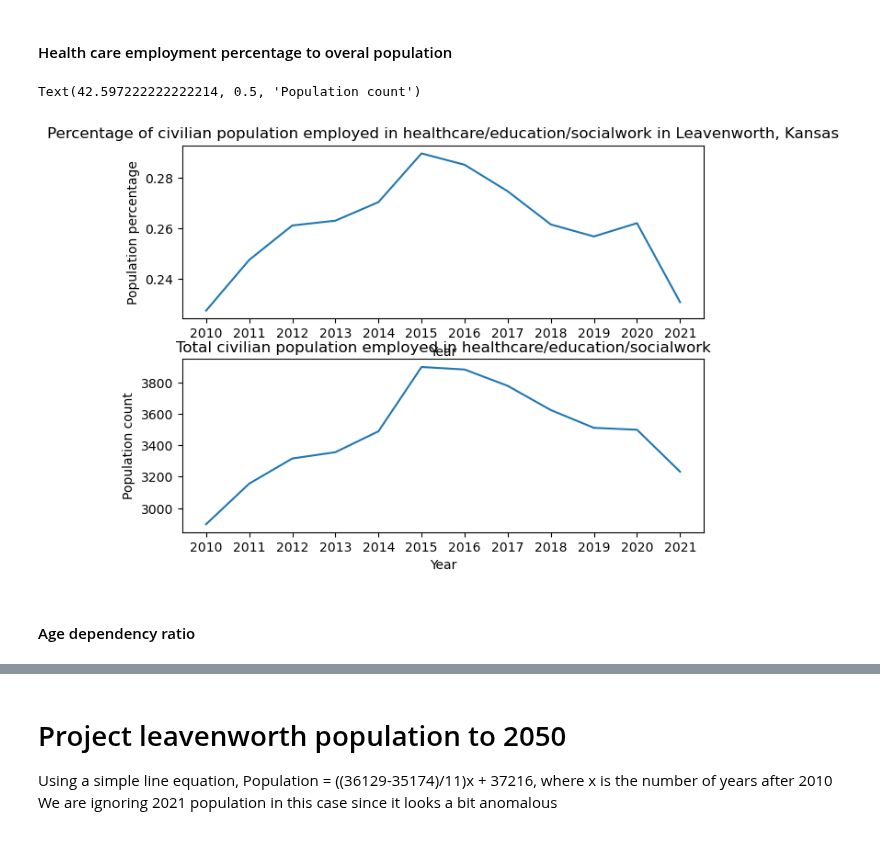
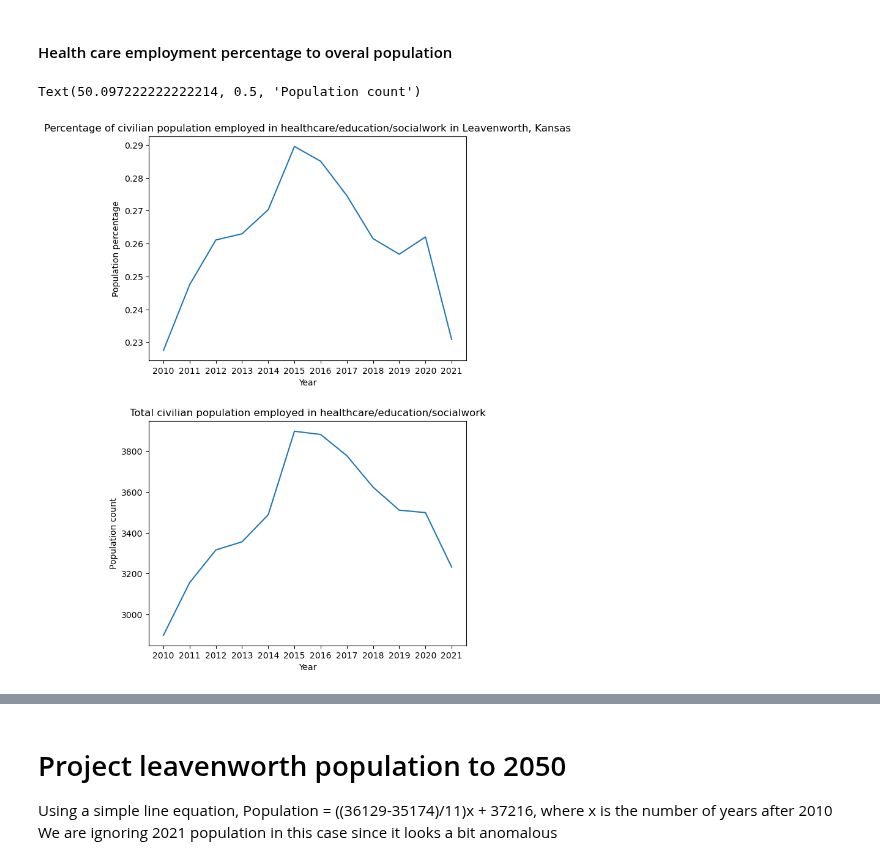
Before and after one commit to ZachBowyer/data-512-common_analysis, a Jupyter notebook: Src/Extended_Analysis.ipynb, the cells around one changed output, grey strips where cells are left out. Saved outputs shown, nothing was run; the diff lists cells and outputs as text; code cells hidden in the pictures.

```diff
--- a/Src/Extended_Analysis.ipynb
+++ b/Src/Extended_Analysis.ipynb
@@ -90,10 +90,16 @@ def getAgeInformation(filepath, year):
     results["Pop_estimate_75to79"] = float(testdf['S0101_C01_017E'][1]) * Total_pop_estimate/100
     results["Pop_estimate_80to84"] = float(testdf['S0101_C01_018E'][1]) * Total_pop_estimate/100
     results["Pop_estimate_85toINF"] = float(testdf['S0101_C01_019E'][1]) * Total_pop_estimate/100
+
+    # 2010 Old age dpe S0101_C01_033E
+    # 2021 old age dpe S0101_C01_035E
+
     if(year < 2017):
         results["Age_dependency_ratio"] = float(testdf['S0101_C01_032E'][1])
+        results["Old_Age_dependency_ratio"] = float(testdf['S0101_C01_033E'][1])
     if(year >= 2017):
         results["Age_dependency_ratio"] = float(testdf['S0101_C01_034E'][1])
+        results["Old_Age_dependency_ratio"] = float(testdf['S0101_C01_035E'][1])
     return results
 
 PopulationInfo = {
@@ -227,26 +233,24 @@ Text(0, 0.5, 'Population count')
 # %%
 healthcare_employment_percentages = []
 healthcare_employment_totals = []
 years = []
 for year in EmploymentInfo.keys():
     years.append(year)
     healthcare_employment_totals.append(EmploymentInfo[year]['Employed_estimate_healthcare_education_socialworkers'])
     healthcare_employment_percentages.append(EmploymentInfo[year]['Employed_estimate_healthcare_education_socialworkers'] / EmploymentInfo[year]['Total_estimate_employed'])
 
 # Create plots
-fig, ax = plt.subplots(2,1)
-fig.tight_layout()
+fig, ax = plt.subplots(2,1, figsize=(7,10))
+fig.tight_layout(pad=5.0)
 ax[0].plot(years, healthcare_employment_percentages)
 ax[0].set_title("Percentage of civilian population employed in healthcare/education/socialwork in Leavenworth, Kansas")
 ax[0].set_xlabel("Year")
 ax[0].set_ylabel("Population percentage")
 
 ax[1].plot(years, healthcare_employment_totals)
 ax[1].set_title("Total civilian population employed in healthcare/education/socialwork")
 ax[1].set_xlabel("Year")
 ax[1].set_ylabel("Population count")
 # %% [output]
-Text(42.597222222222214, 0.5, 'Population count')
+Text(50.097222222222214, 0.5, 'Population count')
-[figure, old version]
+[figure, new version]
-# %% [markdown]
-#### Age dependency ratio
```
Also changed, not shown: parts of 20 cells of this notebook, 2 other files.
